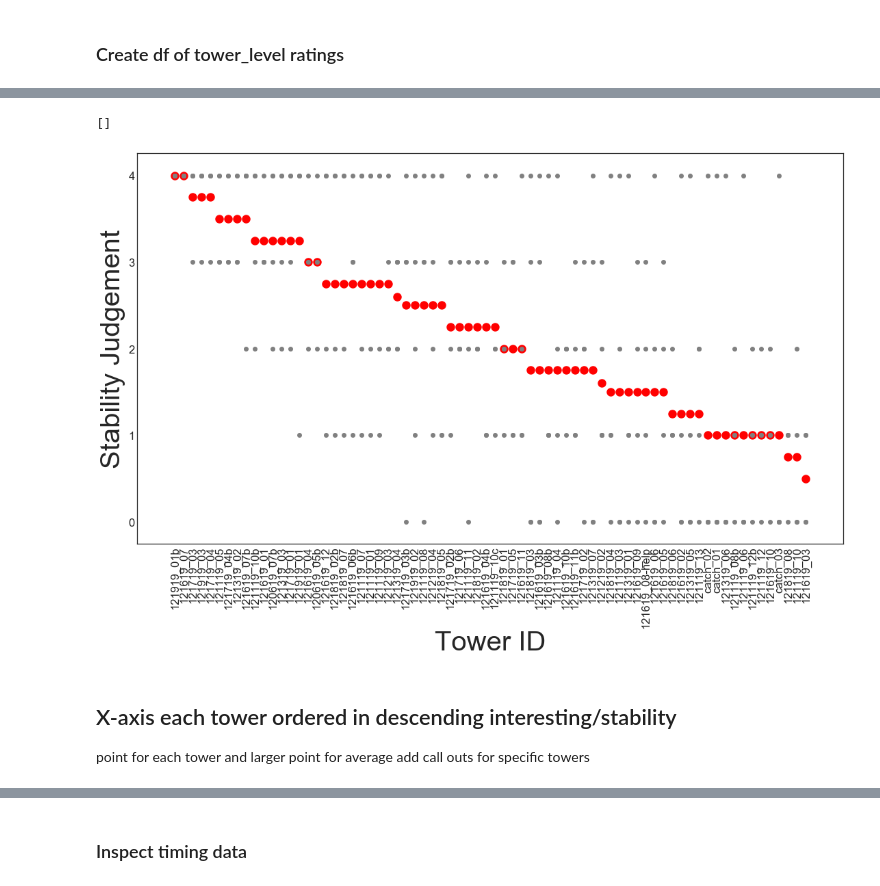
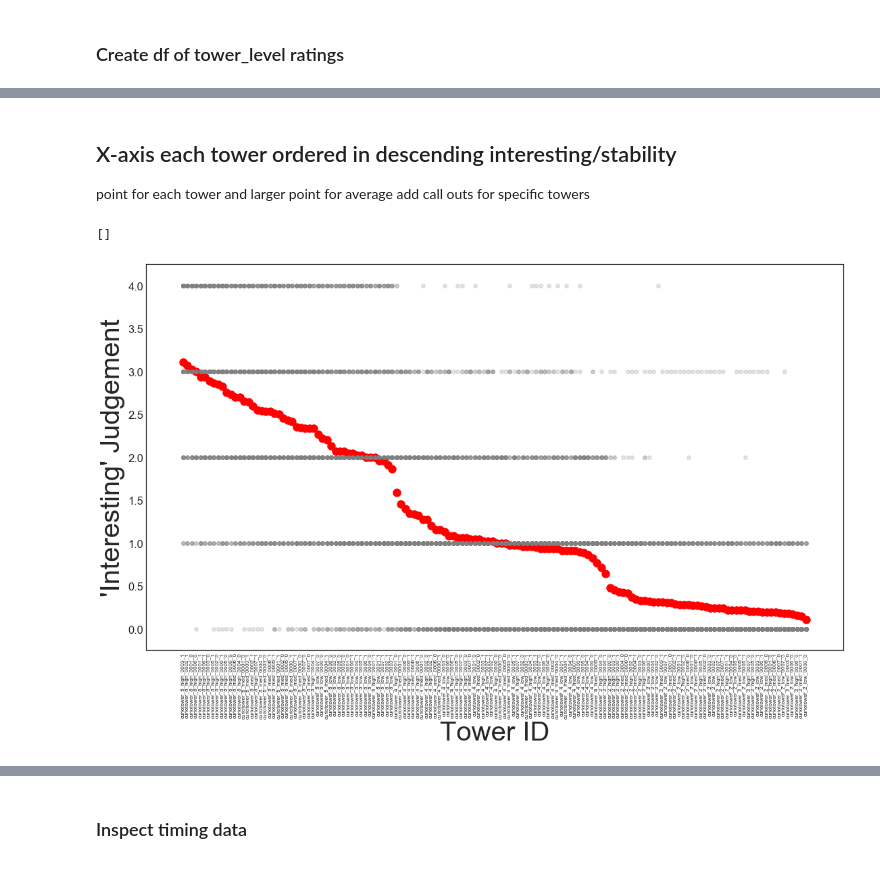
Before and after one commit to choldawa/curiotower_CogSci2021, a Jupyter notebook: analysis/evalTower-prepilot.ipynb, the cells around one changed output, grey strips where cells are left out. Saved outputs shown, nothing was run; the diff lists cells and outputs as text; code cells hidden in the pictures.

```diff
--- a/analysis/evalTower-prepilot.ipynb
+++ b/analysis/evalTower-prepilot.ipynb
@@ -244,8 +249,8 @@ Single point for each tower with x-axis stable/y-axis interesting
 # %%
-tower_interesting = df_tower[df_tower.condition == 'interesting'].sort_values(by = 'button_pressed', ascending = False)
+tower_interesting = df_tower[df_tower.condition == 'interesting'].sort_values(by = 'mean', ascending = False)
 df_interesting = df[df.condition == 'interesting'][['towerID','condition', 'button_pressed']]
 
-tower_stable = df_tower[df_tower.condition == 'stable'].sort_values(by = 'button_pressed', ascending = False)
+tower_stable = df_tower[df_tower.condition == 'stable'].sort_values(by = 'mean', ascending = False)
 df_stable = df[df.condition == 'stable'][['towerID','condition', 'button_pressed']]
 
 #concatenated = pd.concat([tower_interesting.assign(dataset='avg'), df_interesting.assign(dataset='rating')])
@@ -270,22 +257,22 @@ plt.plot()
-# %%
-plt.style.use('seaborn-white')
-
-fig, ax = plt.subplots()
-
-ax.scatter(x=tower_stable["towerID"], y=tower_stable["button_pressed"], c='red', s=120)
-ax.scatter(x=df_stable["towerID"], y=df_stable["button_pressed"], c='grey', s=30)
-
-
-plt.xticks(rotation = 90)
-plt.ylabel("Stability Judgement", size = 40)
-plt.xlabel('Tower ID',size = 40)
-fig = plt.gcf()
-fig.set_size_inches(18.5, 10.5)
-plt.plot()
-# %% [output]
-[]
-[figure, removed]
 # %% [markdown]
 ## X-axis each tower ordered in descending interesting/stability
 point for each tower and larger point for average
 add call outs for specific towers
+# %%
+plt.style.use('seaborn-white')
+
+fig, ax = plt.subplots()
+
+ax.scatter(x=tower_interesting["towerID"], y=tower_interesting["mean"], c='red', s=120)
+ax.scatter(x=df_interesting["towerID"], y=df_interesting["button_pressed"], c='grey', s=30, alpha = 0.2)
+
+
+plt.xticks(rotation = 90, size = 8)
+plt.ylabel("'Interesting' Judgement", size = 40)
+plt.xlabel('Tower ID',size = 40)
+fig = plt.gcf()
+fig.set_size_inches(18.5, 10.5)
+plt.plot()
+# %% [output]
+[]
+[figure, added]
```
Also changed, not shown: parts of 97 cells of this notebook.
